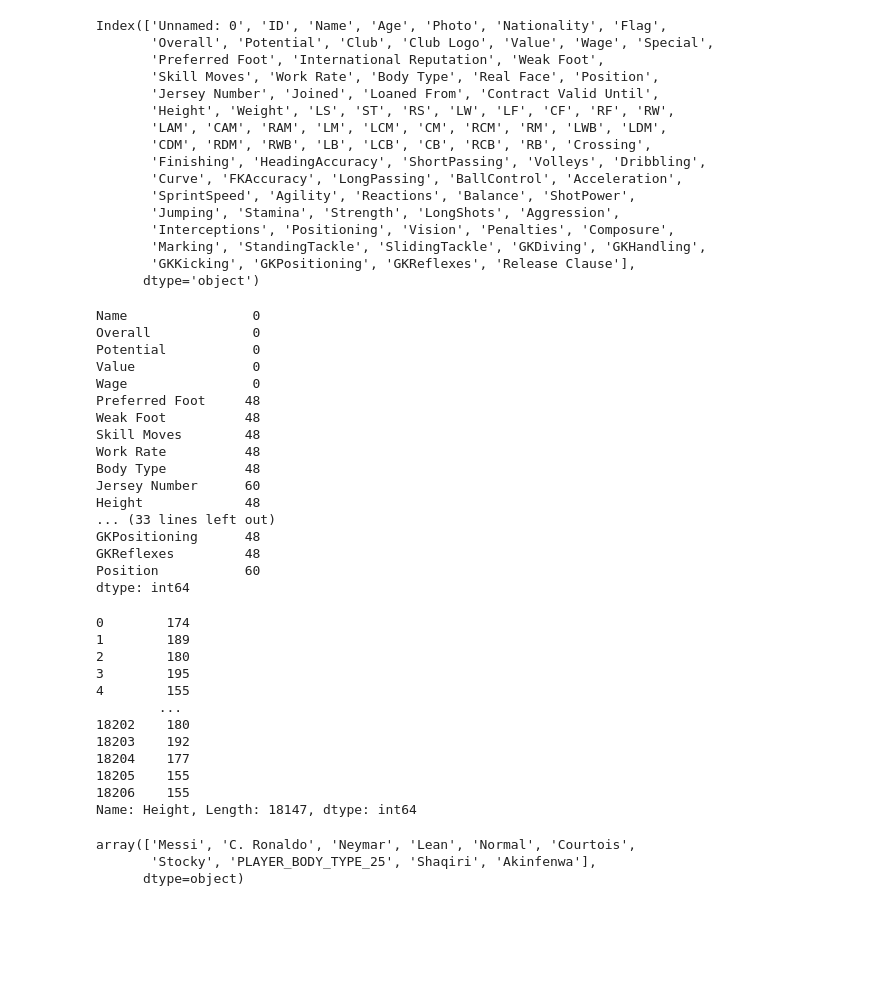
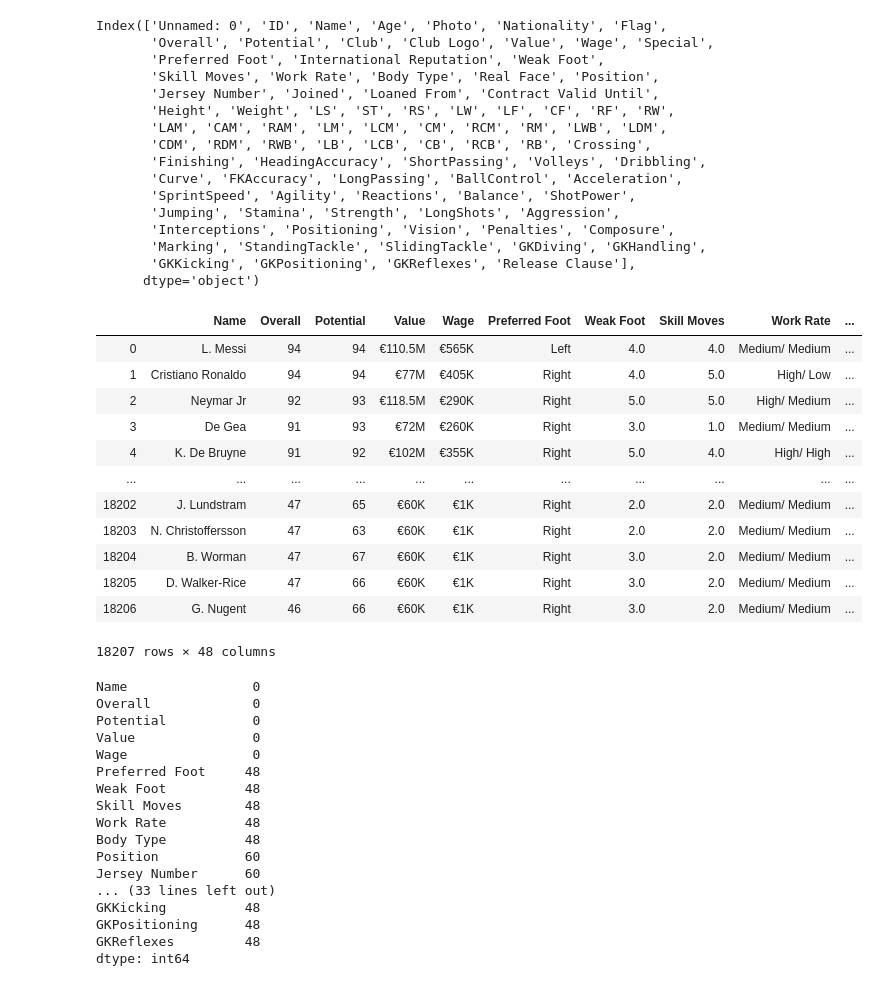
Before and after one commit to StanEveleens/MLNew, a Jupyter notebook: MachineLearning New/FifaDataset.ipynb, the cells around one changed output. Cells and saved outputs as stored; diff of their text form; code cells hidden in the pictures; blank space fills up the shorter version.

```diff
--- a/MachineLearning New/FifaDataset.ipynb
+++ b/MachineLearning New/FifaDataset.ipynb
@@ -50,17 +62,22 @@ Index(['Unnamed: 0', 'ID', 'Name', 'Age', 'Photo', 'Nationality', 'Flag',
 Fifa = fifaDB.drop(['LS', 'ST', 'RS', 'LW', 'LF', 'CF', 'RF', 'RW',
        'LAM', 'CAM', 'RAM', 'LM', 'LCM', 'CM', 'RCM', 'RM', 'LWB', 'LDM',
        'CDM', 'RDM', 'RWB', 'LB', 'LCB', 'CB', 'RCB', 'RB', 'Unnamed: 0', 'Photo', 'Flag', 'Club Logo', 'Joined', 'Loaned From', 'Contract Valid Until', 'Special', 'International Reputation', 'Real Face', "Nationality", "Age", "ID", "Release Clause", "Club"], axis=1)
-# %%
-Fifa = Fifa[['Name', 'Overall', 'Potential', 'Value', 'Wage', 'Preferred Foot',
-       'Weak Foot', 'Skill Moves', 'Work Rate', 'Body Type',
-       'Jersey Number', 'Height', 'Weight', 'Crossing', 'Finishing',
-       'HeadingAccuracy', 'ShortPassing', 'Volleys', 'Dribbling', 'Curve',
-       'FKAccuracy', 'LongPassing', 'BallControl', 'Acceleration',
-       'SprintSpeed', 'Agility', 'Reactions', 'Balance', 'ShotPower',
-       'Jumping', 'Stamina', 'Strength', 'LongShots', 'Aggression',
-       'Interceptions', 'Positioning', 'Vision', 'Penalties', 'Composure',
-       'Marking', 'StandingTackle', 'SlidingTackle', 'GKDiving', 'GKHandling',
-       'GKKicking', 'GKPositioning', 'GKReflexes', 'Position']]
+# %%
+Fifa
+# %% [output]
+|  | Name | Overall | Potential | Value | Wage | Preferred Foot | Weak Foot | Skill Moves | Work Rate | ... |
+| 0 | L. Messi | 94 | 94 | €110.5M | €565K | Left | 4.0 | 4.0 | Medium/ Medium | ... |
+| 1 | Cristiano Ronaldo | 94 | 94 | €77M | €405K | Right | 4.0 | 5.0 | High/ Low | ... |
+| 2 | Neymar Jr | 92 | 93 | €118.5M | €290K | Right | 5.0 | 5.0 | High/ Medium | ... |
+| 3 | De Gea | 91 | 93 | €72M | €260K | Right | 3.0 | 1.0 | Medium/ Medium | ... |
+| 4 | K. De Bruyne | 91 | 92 | €102M | €355K | Right | 5.0 | 4.0 | High/ High | ... |
+| ... | ... | ... | ... | ... | ... | ... | ... | ... | ... | ... |
+| 18202 | J. Lundstram | 47 | 65 | €60K | €1K | Right | 2.0 | 2.0 | Medium/ Medium | ... |
+| 18203 | N. Christoffersson | 47 | 63 | €60K | €1K | Right | 2.0 | 2.0 | Medium/ Medium | ... |
+| 18204 | B. Worman | 47 | 67 | €60K | €1K | Right | 3.0 | 2.0 | Medium/ Medium | ... |
+| 18205 | D. Walker-Rice | 47 | 66 | €60K | €1K | Right | 3.0 | 2.0 | Medium/ Medium | ... |
+| 18206 | G. Nugent | 46 | 66 | €60K | €1K | Right | 3.0 | 2.0 | Medium/ Medium | ... |
+18207 rows × 48 columns
 # %%
 #Look for null values
 Fifa.isna().sum()
@@ -75,12 +92,12 @@ Weak Foot          48
 Skill Moves        48
 Work Rate          48
 Body Type          48
+Position           60
 Jersey Number      60
-Height             48
 ... (33 lines left out)
+GKKicking          48
 GKPositioning      48
 GKReflexes         48
-Position           60
 dtype: int64
 # %%
 #Drop null values
@@ -98,21 +104,0 @@ Fifa['Height'] = empty_list
-# %%
-Fifa['Height']
-# %% [output]
-0        174
-1        189
-2        180
-3        195
-4        155
-        ...
-18202    180
-18203    192
-18204    177
-18205    155
-18206    155
-Name: Height, Length: 18147, dtype: int64
-# %%
-Fifa["Body Type"].unique()
-# %% [output]
-array(['Messi', 'C. Ronaldo', 'Neymar', 'Lean', 'Normal', 'Courtois',
-       'Stocky', 'PLAYER_BODY_TYPE_25', 'Shaqiri', 'Akinfenwa'],
-      dtype=object)
```
Also changed, not shown: parts of 8 cells of this notebook, 2 other files.
